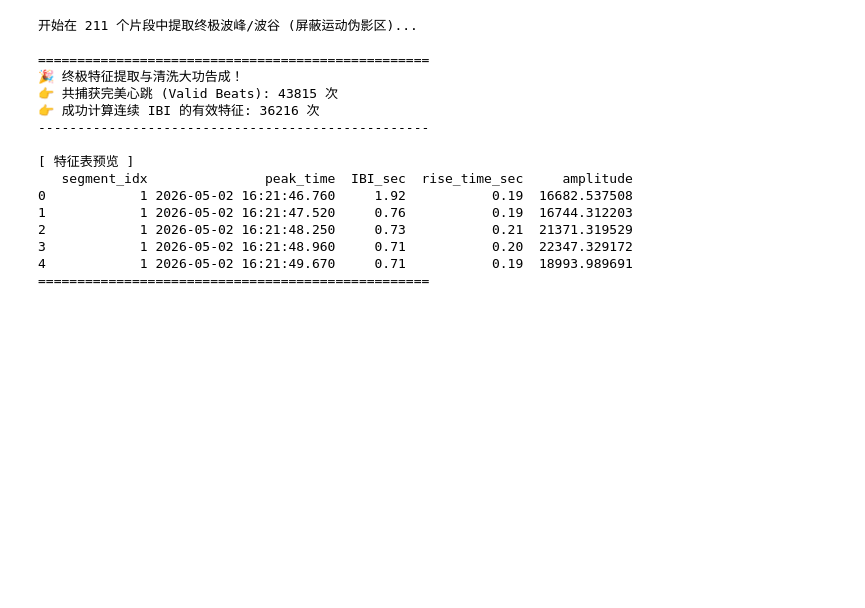
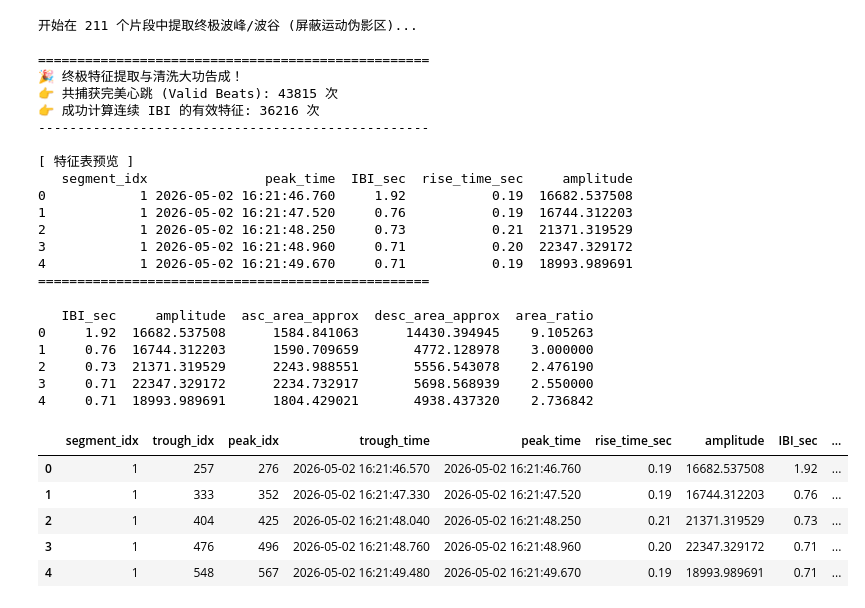
Before and after one commit to ShixinWang-proj/preprocess-AdaptiveViewer, a Jupyter notebook: notebooks/step11_resample.ipynb, the cells around one changed output. Saved outputs shown, nothing was run; the diff lists cells and outputs as text; code cells hidden in the pictures; blank space fills up the shorter version.

```diff
--- a/notebooks/step11_resample.ipynb
+++ b/notebooks/step11_resample.ipynb
@@ -12,6 +12,8 @@ df = pd.read_csv("../data/raw/may_filtered.csv")
 # %%
 datetimestr = df.date + ' ' + df.time
 df['datetime'] = pd.to_datetime(datetimestr, format="%d-%m-%Y %H:%M:%S").astype('datetime64[s]')
+df['motion'] = np.linalg.norm(df[['accX', 'accY', 'accZ']].values, axis=1)
+
 df.ied = -1. * df.ied
 df.drop(['date', 'time'], inplace=True, axis=1)
 # %%
@@ -1136,0 +1137,30 @@ print("=" * 50)
+# %%
+import pandas as pd
+
+# 假设你已经读取了 df_beats_clean
+# 上升面积 ≈ 0.5 * 上升时间 * 振幅
+df_beats_clean['asc_area_approx'] = 0.5 * df_beats_clean['rise_time_sec'] * df_beats_clean['amplitude']
+
+# 下降面积 ≈ 0.5 * 下降时间(总心跳间期 - 上升时间) * 振幅
+df_beats_clean['desc_area_approx'] = 0.5 * (df_beats_clean['IBI_sec'] - df_beats_clean['rise_time_sec']) * df_beats_clean['amplitude']
+
+# 衍生高级特征：面积比 (IPA, Inflection Point Area Ratio)
+df_beats_clean['area_ratio'] = df_beats_clean['desc_area_approx'] / df_beats_clean['asc_area_approx']
+
+print(df_beats_clean[['IBI_sec', 'amplitude', 'asc_area_approx', 'desc_area_approx', 'area_ratio']].head())
+# %% [output]
+   IBI_sec     amplitude  asc_area_approx  desc_area_approx  area_ratio
+0     1.92  16682.537508      1584.841063      14430.394945    9.105263
+1     0.76  16744.312203      1590.709659       4772.128978    3.000000
+2     0.73  21371.319529      2243.988551       5556.543078    2.476190
+3     0.71  22347.329172      2234.732917       5698.568939    2.550000
+4     0.71  18993.989691      1804.429021       4938.437320    2.736842
+# %%
+df_beats_clean.head()
+# %% [output]
+|  | segment_idx | trough_idx | peak_idx | trough_time | peak_time | rise_time_sec | amplitude | IBI_sec | ... |
+| 0 | 1 | 257 | 276 | 2026-05-02 16:21:46.570 | 2026-05-02 16:21:46.760 | 0.19 | 16682.537508 | 1.92 | ... |
+| 1 | 1 | 333 | 352 | 2026-05-02 16:21:47.330 | 2026-05-02 16:21:47.520 | 0.19 | 16744.312203 | 0.76 | ... |
+| 2 | 1 | 404 | 425 | 2026-05-02 16:21:48.040 | 2026-05-02 16:21:48.250 | 0.21 | 21371.319529 | 0.73 | ... |
+| 3 | 1 | 476 | 496 | 2026-05-02 16:21:48.760 | 2026-05-02 16:21:48.960 | 0.20 | 22347.329172 | 0.71 | ... |
+| 4 | 1 | 548 | 567 | 2026-05-02 16:21:49.480 | 2026-05-02 16:21:49.670 | 0.19 | 18993.989691 | 0.71 | ... |
```
Also changed, not shown: parts of 3 cells of this notebook, 3 other files.
